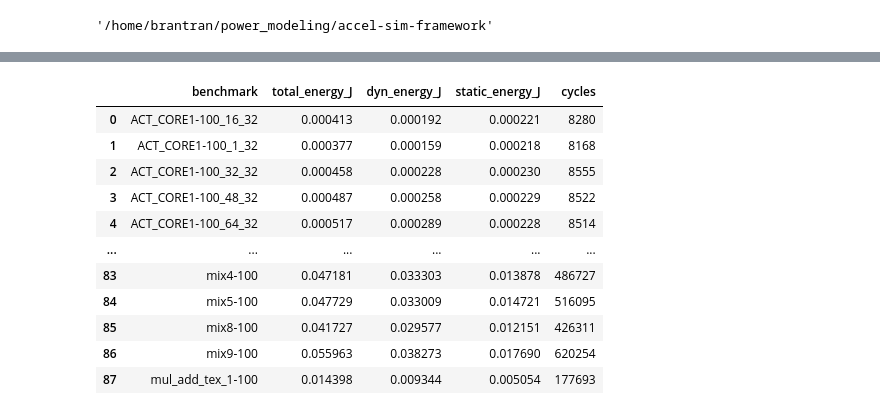
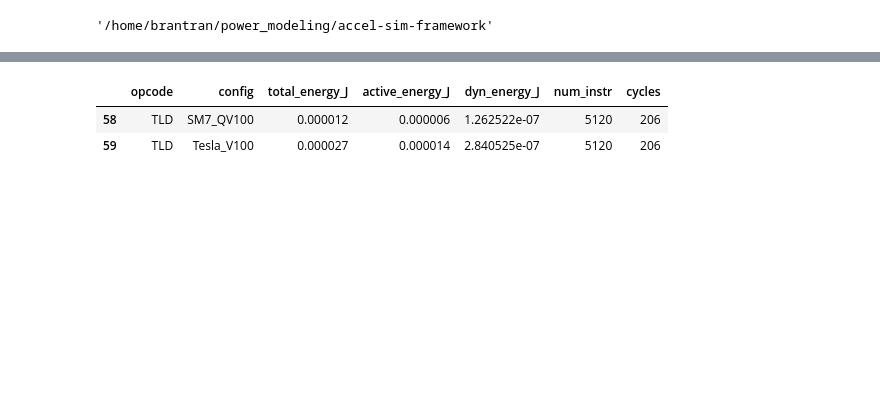
Before and after one commit to BranTran/accel-sim-framework, a Jupyter notebook: notebook_calculate_accelwattch_energy.ipynb, the cells around one changed output, grey strips where cells are left out. Saved outputs shown, nothing was run; the diff lists cells and outputs as text; code cells hidden in the pictures; blank space fills up the shorter version.

Commit message:
update gitignore, factor in threads per block, handle accelwattch parsed output

```diff
--- a/notebook_calculate_accelwattch_energy.ipynb
+++ b/notebook_calculate_accelwattch_energy.ipynb
@@ -28,17 +28,24 @@ def convert_to_decimal(val):
 
 
 accelwattch_dir = os.path.join('logs_accelwattch','100iter_perkernel_sample_500cycle')
+accelwattch_dir = "accelwattch_parsed_output"
 kernel_info_list = []
 bad_freq_list = []
-for file in os.listdir(accelwattch_dir)[15:]:
+for file in os.listdir(accelwattch_dir): #[:5]:
     file_path = os.path.join(accelwattch_dir,file)
     df = pd.read_csv(file_path)
     # Apply the function to the 'core_clock_freq_mhz' column
     df['core_clock_freq_mhz'] = df['core_clock_freq_mhz'].apply(convert_to_decimal)
+    # The last index is the cycle that can be solely attributed to the exit,
+    #  (there is no static power), so we ignore it
+    df.drop(df.index[-1], inplace=True)
     #Parse the file names
-    benchmark,details = file.split('.accelsim-commit-5b72768d4f64cb46b91dc9556dbe04298cdff5d8_modified_5.0_processed_')
+#     benchmark,details = file.split('.accelsim-commit-5b72768d4f64cb46b91dc9556dbe04298cdff5d8_modified_5.0_processed_')
+    benchmark,details = file.split('.processed_')
+    opcode,config = benchmark.split('-')
+#     print(benchmark,details)
     kernel,cycle_count,instr_count = details.strip('.csv').split('_')
-#     print(benchmark,kernel,cycle_count,instr_count)
+#     print(opcode,config,kernel,cycle_count,instr_count)
 
     core_clock = list(df.core_clock_freq_mhz)
     for val in core_clock:
@@ -50,7 +57,7 @@ for file in os.listdir(accelwattch_dir)[15:]:
                 bad_freq_list.append(benchmark+val)
 
     #Append all the information to the list
-    kernel_info_list.append((benchmark,kernel,
+    kernel_info_list.append((opcode,config,kernel,
                              int(cycle_count.strip('cycle')),int(instr_count.strip('instr')),
                              df))
 
@@ -58,4 +65,4 @@ for file in os.listdir(accelwattch_dir)[15:]:
 kernel_info_list.sort(key=lambda x: x[0])
 # list(df.core_clock_freq_mhz)
 # kernel_info_list
-# df
+kernel_info_list[-1][5]
@@ -163,31 +158,59 @@ BE_SP_INT_MUL32_100_k1
 # %%
-# Calculate the total energy
+# Calculate the total energy of running accelwattch
 # We use the static power of 32W
 # We integrate our power samples over derived time (from frequency and cycles per sample)
 # Since we are simulating 100 iters, runtime is very short, so we expect low energy
 energy_dict = {}
 plotting_dict = {}
+#Print the opcodes that we have
+print([item[0] for item in kernel_info_list])
+target_opcode = 'TLD'
 
+# constant_power=32.32522272
 
-static_power=32.32522272
+for opcode, config, kernel, cycle_count, instr_count, df in kernel_info_list:
+    if target_opcode in opcode:
+        # Calculate cumulative power contributions
+        df['const_power_cumulative'] = df['const_power_W']
+        df['static_power_cumulative'] = df['const_power_W'] + df['static_power_W']
+        df['runtime_dynamic_cumulative'] = df['static_power_cumulative'] + df['runtime_dynamic_W']
 
-for benchmark, kernel, cycle_count, instr_count, df in kernel_info_list:
-    # Define the processor frequency (in MHz)
-    df['cycles_per_second'] = df['core_clock_freq_mhz'] * 10**6
-    df['cycle_duration'] = df['cycles_per_second'].rdiv(1)
-    df['sample_duration'] = df['cycle_duration'] * reversed_freq_dict[benchmark+kernel]
-    dyn_energy = np.trapz(df['runtime_dynamic_W'], x=df['sample_duration'].cumsum())
-    static_power_resized = np.resize(static_power, len(df))
-    static_energy = np.trapz(static_power_resized, x=df['sample_duration'].cumsum())
-    total_energy = dyn_energy + static_energy
-    energy_dict[benchmark]=(total_energy,dyn_energy,static_energy,cycle_count)
-    plotting_dict[benchmark]=df['runtime_dynamic_W'] + static_power_resized
+        # Plot the lines
+        plt.figure(figsize=(10, 6))
+        plt.plot(df.index, df['const_power_cumulative'], label='Const Power (W)', color='blue')
+        plt.plot(df.index, df['static_power_cumulative'], label='Static Power + Const Power (W)', color='orange')
+        plt.plot(df.index, df['runtime_dynamic_cumulative'], label='Total', color='green')
 
+        # Add labels, legend, and title
+        plt.xlabel("Cycles")
+        plt.ylabel('Power (W)')
+        plt.title(f'{opcode} {config} Cumulative Power Contributions')
+        plt.ylim(0)
+        plt.legend()
+        plt.grid(True)
+
+        # Show the plot
+        plt.tight_layout()
+        plt.show()
+    df['active_power'] = df['static_power_W'] + df['runtime_dynamic_W']
+    df['total_power'] = df['const_power_W'] + df['static_power_W'] + df['runtime_dynamic_W']
+    # Calculate time step based on the frequency
+    df['cycles_per_second'] = df['core_clock_freq_mhz'] * 10**6 #Convert to Hz
+    df['cycle_duration'] = df['cycles_per_second'].rdiv(1) #Hz to seconds
+#     If we wait more cycles per sample use this
+#     df['sample_duration'] = df['cycle_duration'] * reversed_freq_dict[benchmark+kernel]
+    dyn_energy = np.trapz(df['runtime_dynamic_W'], x=df['cycle_duration'].cumsum())
+    active_energy = np.trapz(df['active_power'], x=df['cycle_duration'].cumsum())
+    total_energy = np.trapz(df['total_power'], x=df['cycle_duration'].cumsum())
+    energy_dict[(opcode,config)]=(total_energy,active_energy,dyn_energy,instr_count,len(df))
+#     print(opcode,config)
+#     print(df[['static_power_W','runtime_dynamic_W','active_power','const_power_W','total_power']])
+#     print(total_energy,active_energy,dyn_energy)
 # Unpack the tuples into separate lists
-data = [(benchmark, *values) for benchmark, values in energy_dict.items()]
+data = [(benchmark[0],benchmark[1], *values) for benchmark, values in energy_dict.items()]
 
 # Create a DataFrame
-energy_df = pd.DataFrame(data, columns=['benchmark', 'total_energy_J', 'dyn_energy_J', 'static_energy_J', 'cycles'])
+energy_df = pd.DataFrame(data, columns=['opcode', 'config', 'total_energy_J', 'active_energy_J', 'dyn_energy_J',  'num_instr', 'cycles'])
 # energy_df.to_csv(f'{target_dir}_energy.csv',index=False)
-energy_df
+energy_df[energy_df['opcode'].str.contains(target_opcode)]
 # %% [output]
@@ -194,12 +220,3 @@ energy_df
-|  | benchmark | total_energy_J | dyn_energy_J | static_energy_J | cycles |
-| 0 | ACT_CORE1-100_16_32 | 0.000413 | 0.000192 | 0.000221 | 8280 |
-| 1 | ACT_CORE1-100_1_32 | 0.000377 | 0.000159 | 0.000218 | 8168 |
-| 2 | ACT_CORE1-100_32_32 | 0.000458 | 0.000228 | 0.000230 | 8555 |
-| 3 | ACT_CORE1-100_48_32 | 0.000487 | 0.000258 | 0.000229 | 8522 |
-| 4 | ACT_CORE1-100_64_32 | 0.000517 | 0.000289 | 0.000228 | 8514 |
-| ... | ... | ... | ... | ... | ... |
-| 83 | mix4-100 | 0.047181 | 0.033303 | 0.013878 | 486727 |
-| 84 | mix5-100 | 0.047729 | 0.033009 | 0.014721 | 516095 |
-| 85 | mix8-100 | 0.041727 | 0.029577 | 0.012151 | 426311 |
-| 86 | mix9-100 | 0.055963 | 0.038273 | 0.017690 | 620254 |
-| 87 | mul_add_tex_1-100 | 0.014398 | 0.009344 | 0.005054 | 177693 |
+|  | opcode | config | total_energy_J | active_energy_J | dyn_energy_J | num_instr | cycles |
+| 58 | TLD | SM7_QV100 | 0.000012 | 0.000006 | 1.262522e-07 | 5120 | 206 |
+| 59 | TLD | Tesla_V100 | 0.000027 | 0.000014 | 2.840525e-07 | 5120 | 206 |
```
Also changed, not shown: parts of 9 cells of this notebook, 2 other files.
